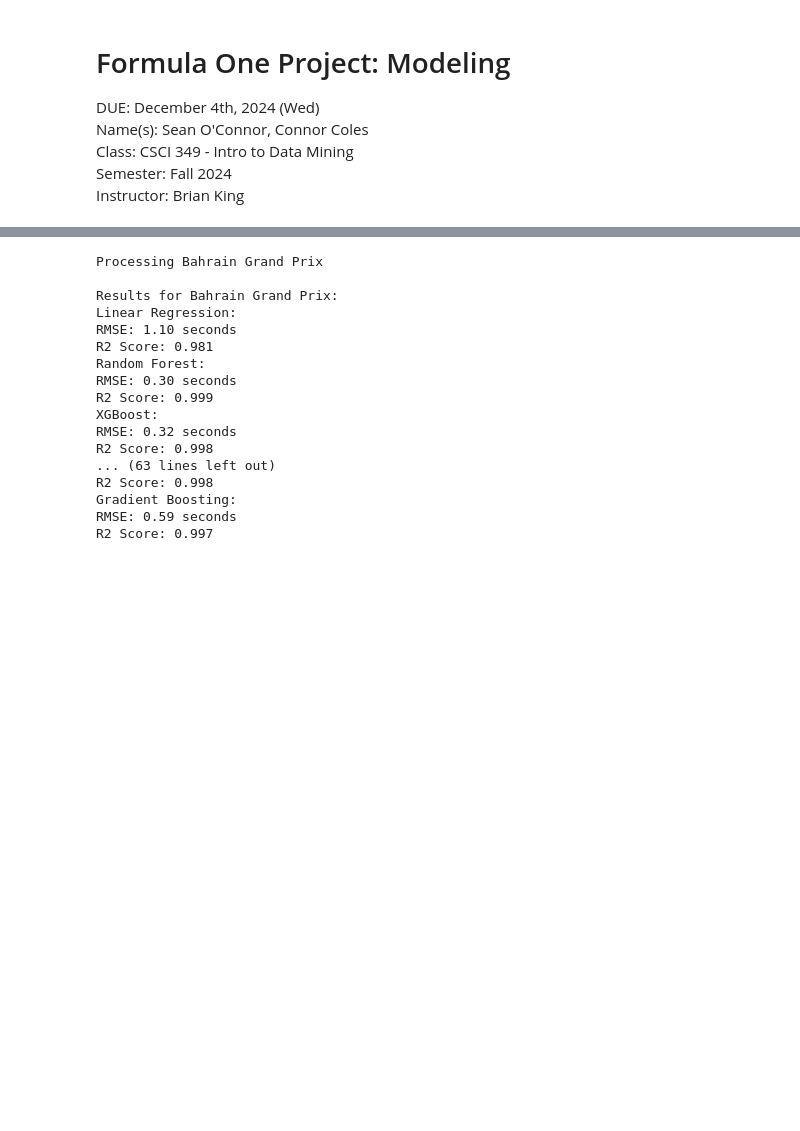
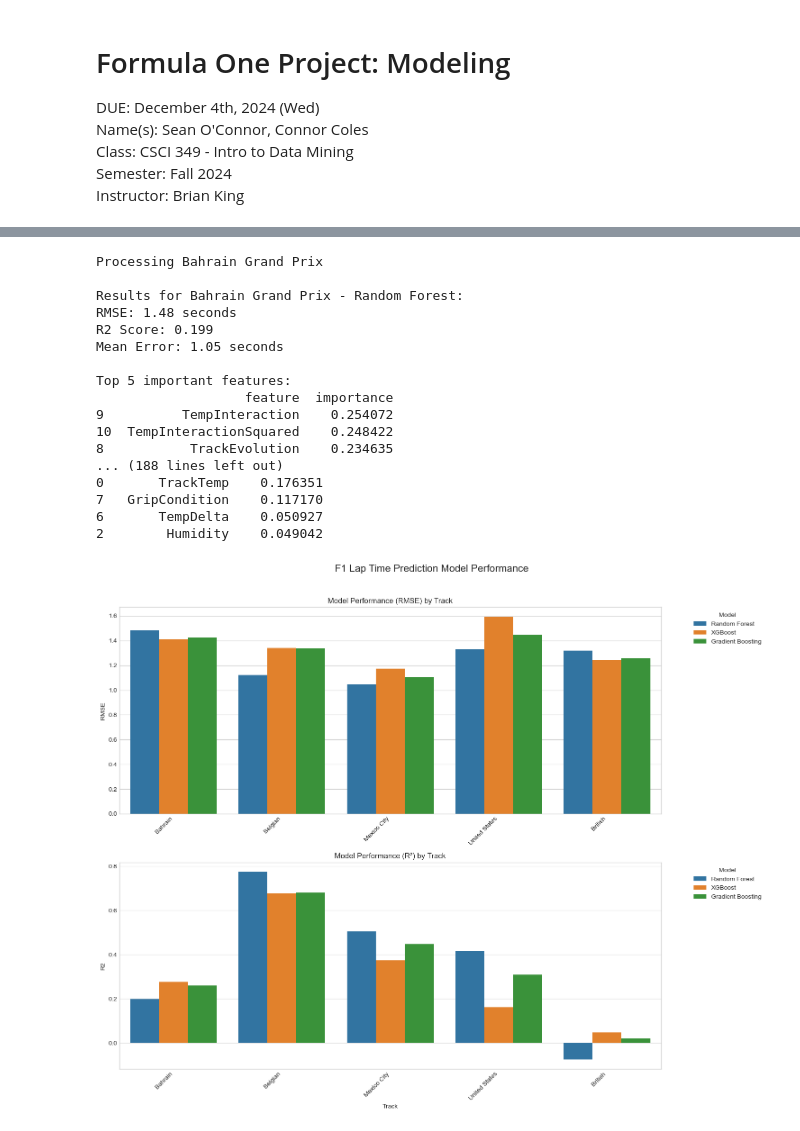
Before and after one commit to soconnor0919/f1-race-prediction, a Jupyter notebook: project/Modeling.ipynb, the cells around one changed output, grey strips where cells are left out. Drawn from its saved outputs; the diff is of its cells as text; code cells hidden in the pictures; blank space fills up the shorter version.

```diff
--- a/project/Modeling.ipynb
+++ b/project/Modeling.ipynb
@@ -52,7 +76,7 @@ plt.style.use('seaborn-v0_8-whitegrid')
 # Define years, sessions, and events of interest
 years = [2021, 2022, 2023, 2024]
 sessions = ['Race']
-events = ['Bahrain Grand Prix', 'British Grand Prix', 'United States Grand Prix', 'Mexico City Grand Prix', 'São Paulo Grand Prix']
+events = ['Bahrain Grand Prix', 'British Grand Prix', 'Belgian Grand Prix', 'United States Grand Prix', 'Mexico City Grand Prix']
 # %%
 # Get data from FastF1 API
 
@@ -250,37 +202,0 @@ req            INFO     Using cached data for driver_info
-# %%
-# Feature Engineering
-def engineer_features(df):
-    # Normalize lap times per track
-    df['NormalizedLapTime'] = df.groupby('Event')['LapTime_seconds'].transform(
-        lambda x: (x - x.mean()) / x.mean()
-    )
-
-    # Driver performance metrics (now track-specific)
-    df['DriverTrackAvg'] = df.groupby(['Driver', 'Event'])['LapTime_seconds'].transform('mean')
-    df['DriverTrackStd'] = df.groupby(['Driver', 'Event'])['LapTime_seconds'].transform('std')
-
-    # Calculate driver's performance relative to track average
-    df['DriverTrackPerformance'] = df.groupby(['Event', 'Year'])['LapTime_seconds'].transform(
-        lambda x: (x - x.mean()) / x.mean()
-    )
-
-    # Tire performance degradation (exponential, track-specific)
-    # Different tracks have different tire wear characteristics
-    df['TyreAgeFactor'] = df.groupby('Event')['TyreLife'].transform(
-        lambda x: np.exp(-0.02 * x)  # Could vary coefficient by track type
-    )
-
-    # Track evolution (grip improvement, track-specific)
-    df['TrackEvolution'] = df.groupby(['Event', 'Year'])['LapNumber'].transform(
-        lambda x: (x - x.min()) / (x.max() - x.min())
-    )
-
-    # Weather impact (track-specific)
-    df['TempDelta'] = df['TrackTemp'] - df['AirTemp']
-
-    # Fuel effect (track-specific due to different fuel consumption rates)
-    df['FuelEffect'] = df.groupby('Event')['LapNumber'].transform(
-        lambda x: 1 - (x / x.max())
-    )
-
-    return df
@@ -363,21 +468,25 @@ def prepare_modeling_data(df):
 # %%
 # Execute modeling pipeline
 track_results = prepare_modeling_data(merged_data)
+
+# Visualize results
+plot_model_performance(track_results)
 # %% [output]
 Processing Bahrain Grand Prix
 
-Results for Bahrain Grand Prix:
-Linear Regression:
-RMSE: 1.10 seconds
-R2 Score: 0.981
-Random Forest:
-RMSE: 0.30 seconds
-R2 Score: 0.999
-XGBoost:
-RMSE: 0.32 seconds
-R2 Score: 0.998
-... (63 lines left out)
-R2 Score: 0.998
-Gradient Boosting:
-RMSE: 0.59 seconds
-R2 Score: 0.997
+Results for Bahrain Grand Prix - Random Forest:
+RMSE: 1.48 seconds
+R2 Score: 0.199
+Mean Error: 1.05 seconds
+
+Top 5 important features:
+                   feature  importance
+9          TempInteraction    0.254072
+10  TempInteractionSquared    0.248422
+8           TrackEvolution    0.234635
+... (188 lines left out)
+0       TrackTemp    0.176351
+7   GripCondition    0.117170
+6       TempDelta    0.050927
+2        Humidity    0.049042
+[figure, added]
```
Also changed, not shown: parts of 12 cells of this notebook, 1 other file.
